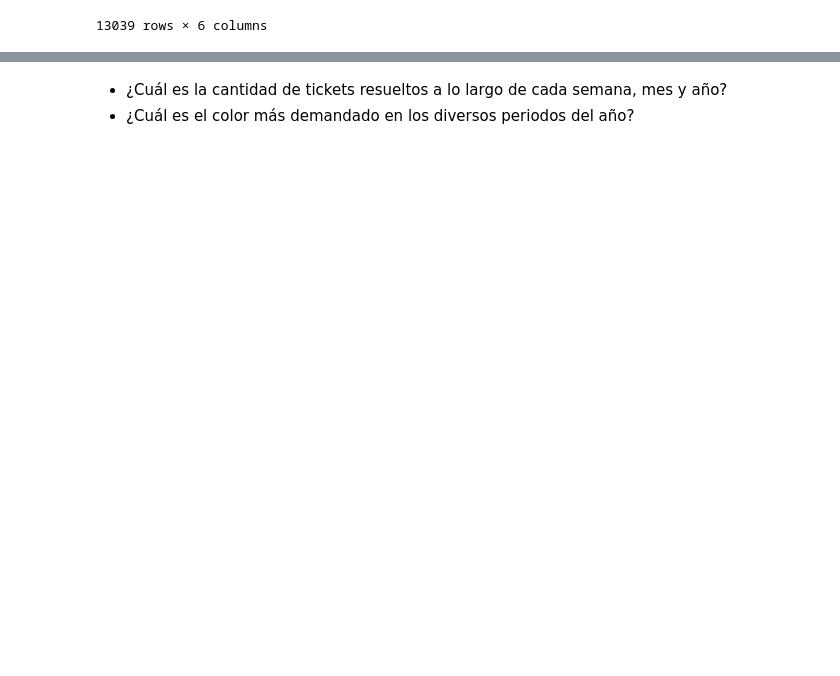
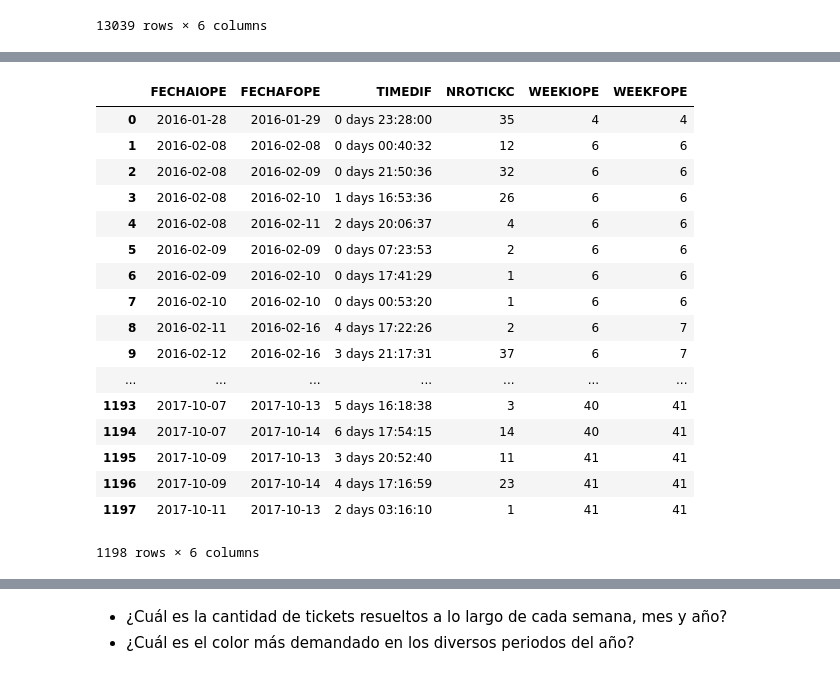
Before and after one commit to ambigus9/alma_canela, a Jupyter notebook: Tareas y Tickets.ipynb, the cells around one changed output, grey strips where cells are left out. Saved outputs shown, nothing was run; the diff lists cells and outputs as text; code cells hidden in the pictures; blank space fills up the shorter version.

```diff
--- a/Tareas y Tickets.ipynb
+++ b/Tareas y Tickets.ipynb
@@ -929,0 +927,6 @@ df_filtrado.groupby(["FECHAIOPE","FECHAFOPE","NROTICKC","TIMEDIF"]).mean()[:60]
+# %%
+aggregator = {'NROTICKC' : 'count',
+              'TIMEDIF' : 'mean'}
+
+df_4_new = df_4.groupby(['FECHAIOPE', 'FECHAFOPE']).agg(aggregator)
+df_4_new
@@ -929,0 +953,3 @@ df_filtrado.groupby(["FECHAIOPE","FECHAFOPE","NROTICKC","TIMEDIF"]).mean()[:60]
+# %%
+df_4_new['TIMEDIF'] = pd.DataFrame(pd.to_timedelta(df_4_new.TIMEDIF.astype(int), unit='s'))
+df_4_new
@@ -929,0 +998,3 @@ df_filtrado.groupby(["FECHAIOPE","FECHAFOPE","NROTICKC","TIMEDIF"]).mean()[:60]
+# %%
+df_5 = df_4_new[df_4_new['TIMEDIF'] < pd.Timedelta('7 days 00:00:00')].reset_index()
+df_5
@@ -929,0 +1020,3 @@ df_filtrado.groupby(["FECHAIOPE","FECHAFOPE","NROTICKC","TIMEDIF"]).mean()[:60]
+# %%
+df_5['WEEKIOPE'] = pd.DataFrame(pd.DatetimeIndex(df_5['FECHAIOPE'])).FECHAIOPE.dt.week
+df_5
@@ -929,0 +1042,21 @@ df_filtrado.groupby(["FECHAIOPE","FECHAFOPE","NROTICKC","TIMEDIF"]).mean()[:60]
+# %%
+df_5['WEEKFOPE'] = pd.DataFrame(pd.DatetimeIndex(df_5['FECHAFOPE'])).FECHAFOPE.dt.week
+# %% [output]
+|  | FECHAIOPE | FECHAFOPE | TIMEDIF | NROTICKC | WEEKIOPE | WEEKFOPE |
+| 0 | 2016-01-28 | 2016-01-29 | 0 days 23:28:00 | 35 | 4 | 4 |
+| 1 | 2016-02-08 | 2016-02-08 | 0 days 00:40:32 | 12 | 6 | 6 |
+| 2 | 2016-02-08 | 2016-02-09 | 0 days 21:50:36 | 32 | 6 | 6 |
+| 3 | 2016-02-08 | 2016-02-10 | 1 days 16:53:36 | 26 | 6 | 6 |
+| 4 | 2016-02-08 | 2016-02-11 | 2 days 20:06:37 | 4 | 6 | 6 |
+| 5 | 2016-02-09 | 2016-02-09 | 0 days 07:23:53 | 2 | 6 | 6 |
+| 6 | 2016-02-09 | 2016-02-10 | 0 days 17:41:29 | 1 | 6 | 6 |
+| 7 | 2016-02-10 | 2016-02-10 | 0 days 00:53:20 | 1 | 6 | 6 |
+| 8 | 2016-02-11 | 2016-02-16 | 4 days 17:22:26 | 2 | 6 | 7 |
+| 9 | 2016-02-12 | 2016-02-16 | 3 days 21:17:31 | 37 | 6 | 7 |
+| ... | ... | ... | ... | ... | ... | ... |
+| 1193 | 2017-10-07 | 2017-10-13 | 5 days 16:18:38 | 3 | 40 | 41 |
+| 1194 | 2017-10-07 | 2017-10-14 | 6 days 17:54:15 | 14 | 40 | 41 |
+| 1195 | 2017-10-09 | 2017-10-13 | 3 days 20:52:40 | 11 | 41 | 41 |
+| 1196 | 2017-10-09 | 2017-10-14 | 4 days 17:16:59 | 23 | 41 | 41 |
+| 1197 | 2017-10-11 | 2017-10-13 | 2 days 03:16:10 | 1 | 41 | 41 |
+1198 rows × 6 columns
```
Also changed, not shown: parts of 24 cells of this notebook, 2 other files.
